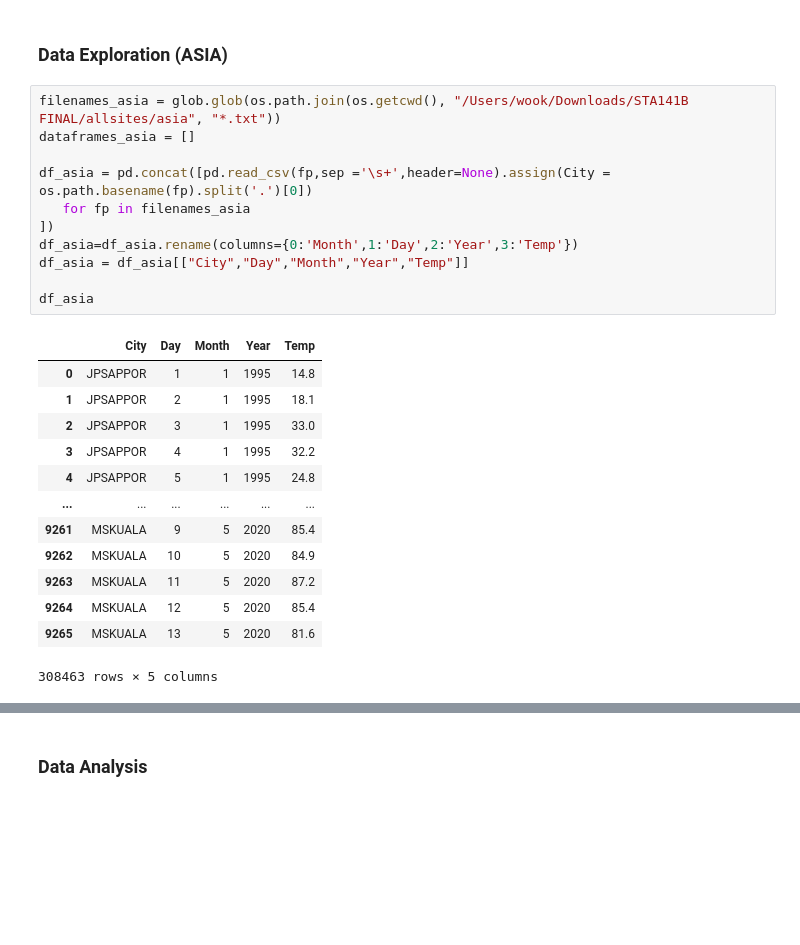
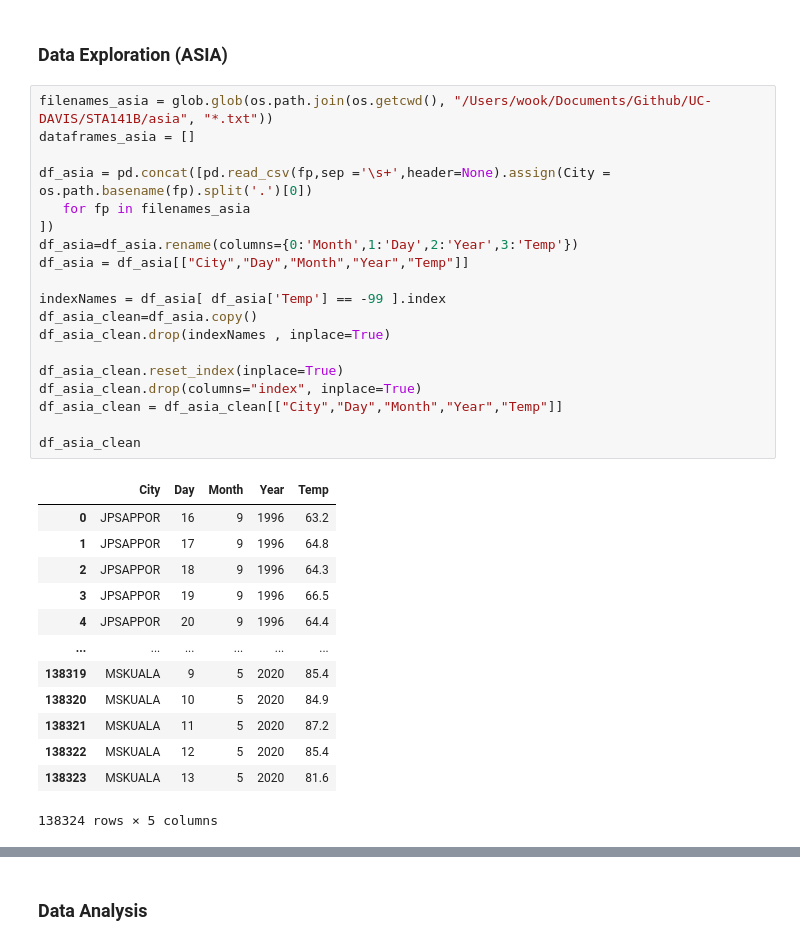
Before and after one commit to Wook22/UC-DAVIS, a Jupyter notebook: STA141B/STA141B.ipynb, the cells around one changed output, grey strips where cells are left out. Drawn from its saved outputs; the diff is of its cells as text; blank space fills up the shorter version.

```diff
--- a/STA141B/STA141B.ipynb
+++ b/STA141B/STA141B.ipynb
@@ -544,28 +525,36 @@ third_data
 # %% [markdown]
 ### Data Exploration (ASIA)
 # %%
-filenames_asia = glob.glob(os.path.join(os.getcwd(), "/Users/wook/Downloads/STA141B FINAL/allsites/asia", "*.txt"))
+filenames_asia = glob.glob(os.path.join(os.getcwd(), "/Users/wook/Documents/Github/UC-DAVIS/STA141B/asia", "*.txt"))
 dataframes_asia = []
 
 df_asia = pd.concat([pd.read_csv(fp,sep ='\s+',header=None).assign(City = os.path.basename(fp).split('.')[0])
    for fp in filenames_asia
 ])
 df_asia=df_asia.rename(columns={0:'Month',1:'Day',2:'Year',3:'Temp'})
 df_asia = df_asia[["City","Day","Month","Year","Temp"]]
 
-df_asia
+indexNames = df_asia[ df_asia['Temp'] == -99 ].index
+df_asia_clean=df_asia.copy()
+df_asia_clean.drop(indexNames , inplace=True)
+
+df_asia_clean.reset_index(inplace=True)
+df_asia_clean.drop(columns="index", inplace=True)
+df_asia_clean = df_asia_clean[["City","Day","Month","Year","Temp"]]
+
+df_asia_clean
 # %% [output]
 |  | City | Day | Month | Year | Temp |
-| 0 | JPSAPPOR | 1 | 1 | 1995 | 14.8 |
-| 1 | JPSAPPOR | 2 | 1 | 1995 | 18.1 |
-| 2 | JPSAPPOR | 3 | 1 | 1995 | 33.0 |
-| 3 | JPSAPPOR | 4 | 1 | 1995 | 32.2 |
-| 4 | JPSAPPOR | 5 | 1 | 1995 | 24.8 |
+| 0 | JPSAPPOR | 16 | 9 | 1996 | 63.2 |
+| 1 | JPSAPPOR | 17 | 9 | 1996 | 64.8 |
+| 2 | JPSAPPOR | 18 | 9 | 1996 | 64.3 |
+| 3 | JPSAPPOR | 19 | 9 | 1996 | 66.5 |
+| 4 | JPSAPPOR | 20 | 9 | 1996 | 64.4 |
 | ... | ... | ... | ... | ... | ... |
-| 9261 | MSKUALA | 9 | 5 | 2020 | 85.4 |
-| 9262 | MSKUALA | 10 | 5 | 2020 | 84.9 |
-| 9263 | MSKUALA | 11 | 5 | 2020 | 87.2 |
-| 9264 | MSKUALA | 12 | 5 | 2020 | 85.4 |
-| 9265 | MSKUALA | 13 | 5 | 2020 | 81.6 |
+| 138319 | MSKUALA | 9 | 5 | 2020 | 85.4 |
+| 138320 | MSKUALA | 10 | 5 | 2020 | 84.9 |
+| 138321 | MSKUALA | 11 | 5 | 2020 | 87.2 |
+| 138322 | MSKUALA | 12 | 5 | 2020 | 85.4 |
+| 138323 | MSKUALA | 13 | 5 | 2020 | 81.6 |
-308463 rows × 5 columns
+138324 rows × 5 columns
 # %%
```
Also changed, not shown: parts of 8 cells of this notebook, 2 other files.
